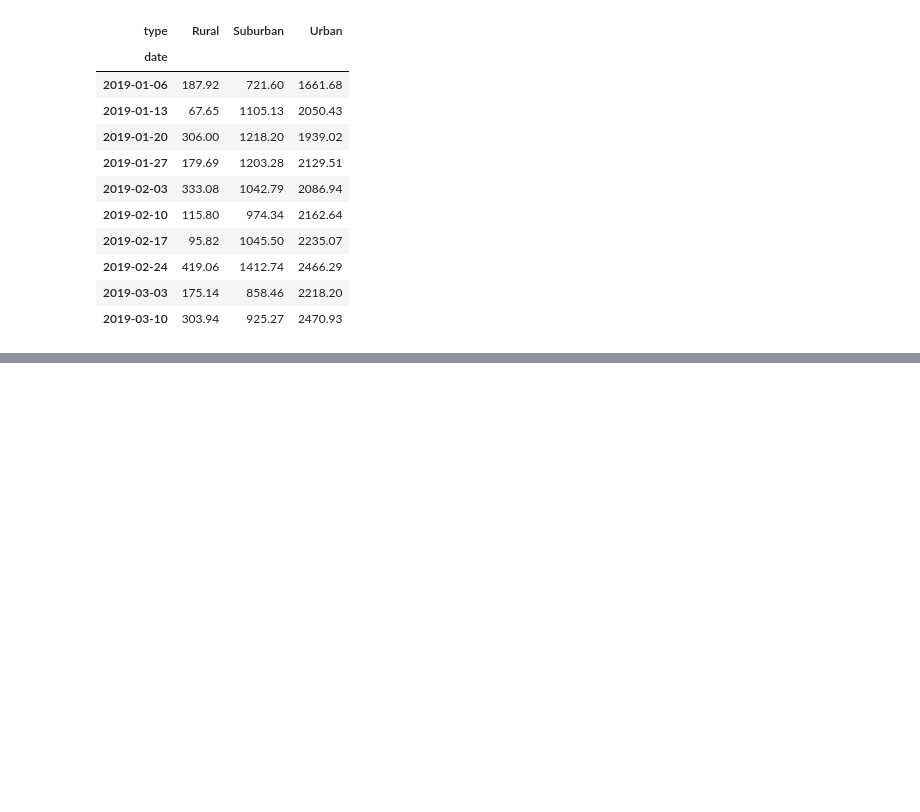
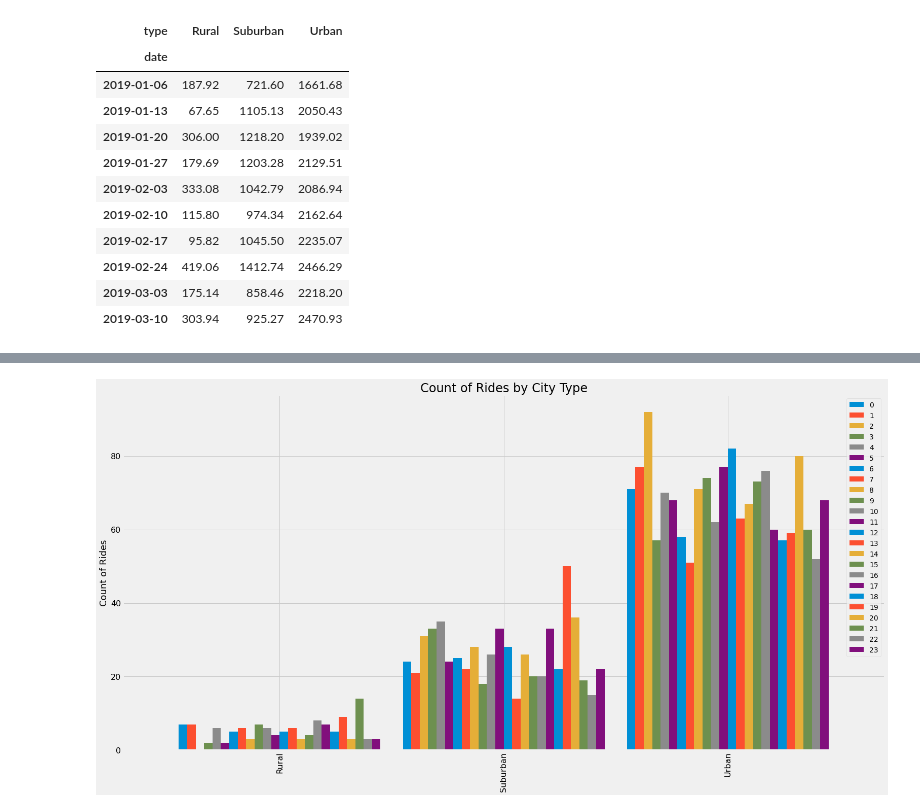
Before and after one commit to gh-mrmoore/DataAnalytics, a Jupyter notebook: Challenges/Challenge05/PyBer_Challenge.ipynb, the cells around one changed output, grey strips where cells are left out. Cells and saved outputs as stored; diff of their text form; code cells hidden in the pictures; blank space fills up the shorter version.

Commit message:
Added background and purpose to README. Added additional analysis for recommendations, Figure 1 updated automatically when notebook ran.

```diff
--- a/Challenges/Challenge05/PyBer_Challenge.ipynb
+++ b/Challenges/Challenge05/PyBer_Challenge.ipynb
@@ -221,0 +245,16 @@ plt.show()
+# %%
+# Summarize counts by city type and hours
+counts = pyber_data_df.groupby(["type", "time"]).count()["fare"]
+
+# Chart summary and save figure
+counts.unstack().plot.bar(figsize=(24,12), width=0.9)
+plt.legend(fontsize=14)
+plt.title("Count of Rides by City Type", fontdict={'fontsize': 24})
+plt.xlabel("")
+plt.xticks(fontsize=16)
+plt.ylabel("Count of Rides", fontdict={'fontsize': 18})
+plt.yticks(fontsize=16)
+# plt.savefig("Fig2_Ride_Count_by_City_Type.png")
+plt.show()
+# %% [output]
+[figure, added]
```
Also changed, not shown: parts of 3 cells of this notebook, 2 other files.
